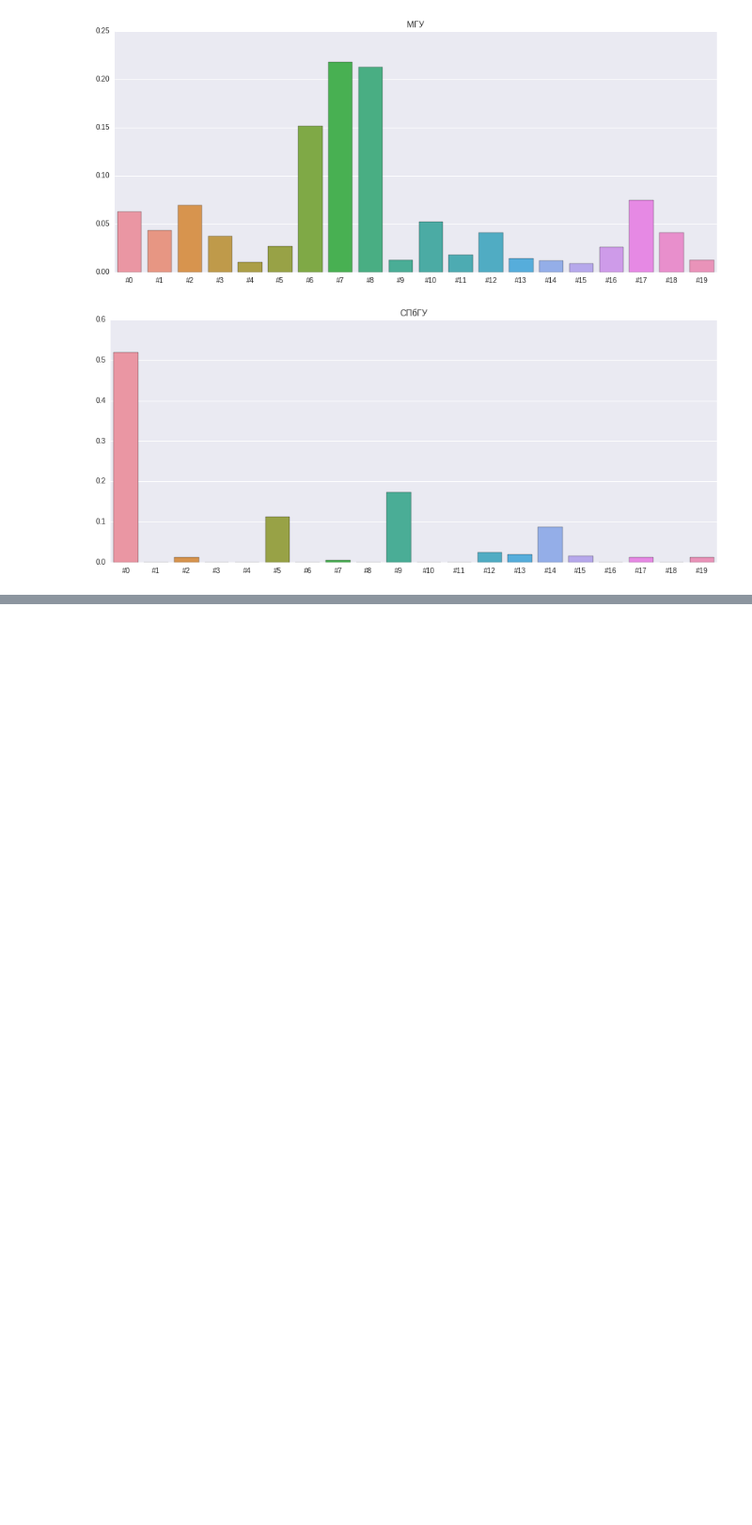
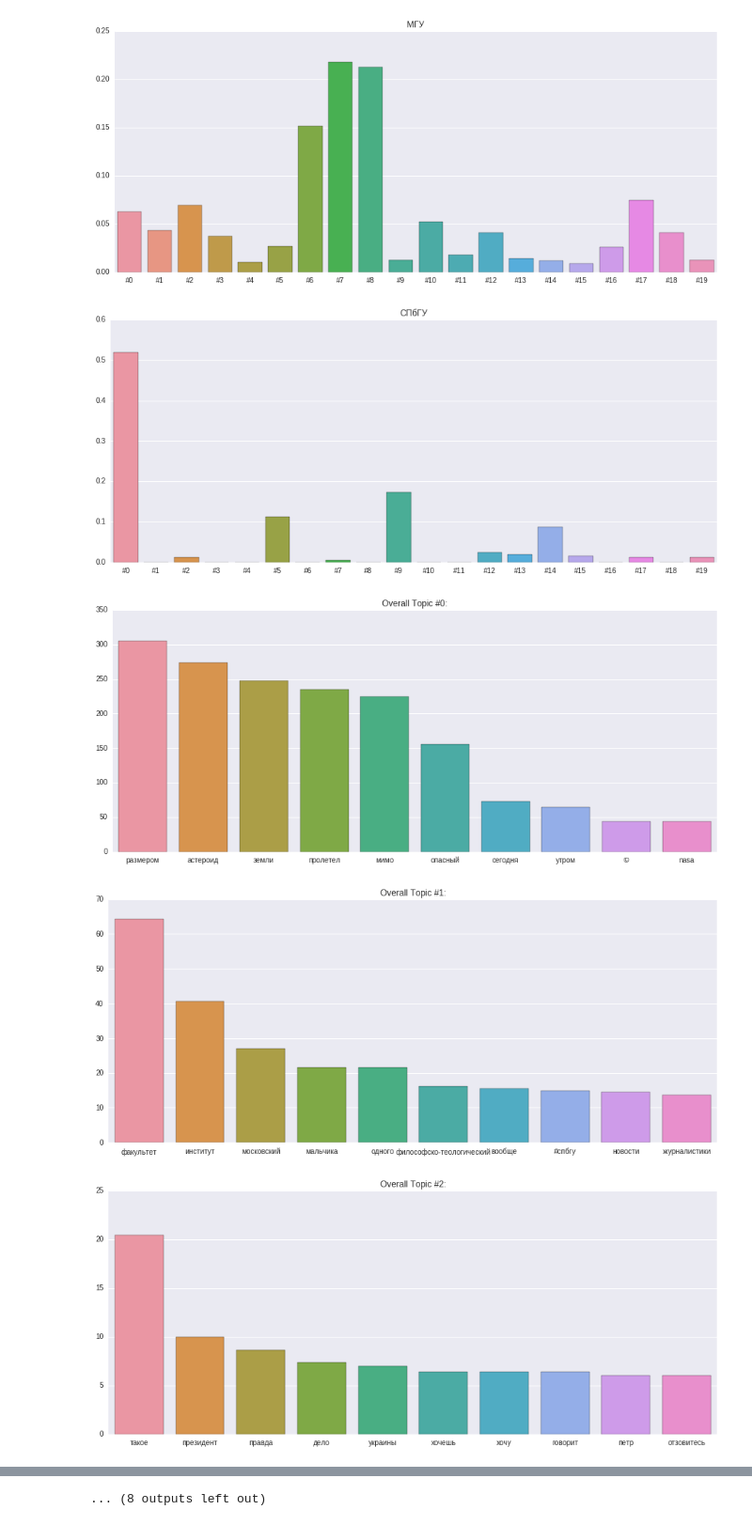
Before and after one commit to Vlad0922/twitter_sentiment, a Jupyter notebook: MIPT analyze.ipynb, the cells around one changed output, grey strips where cells are left out. Shown at 94% size. Cells and saved outputs as stored; diff of their text form; code cells hidden in the pictures; blank space fills up the shorter version.

Commit message:
[add] a bit more overall statistics

```diff
--- a/MIPT analyze.ipynb
+++ b/MIPT analyze.ipynb
@@ -155,11 +155,21 @@ def topics_by_university(X):
         tf_feature_names = tf_vectorizer.get_feature_names()
         plot_top_words(lda, tf_feature_names, TOP_WORDS, u)
 
+def topics_overall(X):
+    tf_vectorizer = CountVectorizer(min_df = 3, max_df = 0.95, stop_words = stops, tokenizer = tweet_tokenize)
+    tf = tf_vectorizer.fit_transform(X['ttext'].apply(remove_retweet))
+
+    lda = LatentDirichletAllocation(n_topics=TOPICS_COUNT, max_iter=100,
+                                    learning_method='online', learning_offset=50.,
+                                    random_state=0).fit(tf)
+
+    tf_feature_names = tf_vectorizer.get_feature_names()
+    plot_top_words(lda, tf_feature_names, TOP_WORDS, 'Overall')
 
 def determine_topics(probs):
     return np.where(probs == probs.max())[0]
 
-def topics_distribution(X):
+def topics_distribution_in_university(X):
     for u in X['tuniversity'].unique():
         X_univ = X[X['tuniversity'] == u]
 
@@ -185,6 +195,36 @@ def topics_distribution(X):
         plt.figure(figsize=FIG_SIZE)
         sns.barplot(x=['#%d' % i for i in range(TOPICS_COUNT)], y=topics_stats)
         sns.plt.title(u)
+
+def topics_distribution_overall(X):
+    stops_univ = stops | set(X['tuniversity'].unique())
+    vectorizer = CountVectorizer(min_df = 3, max_df = 0.95, stop_words = stops_univ, tokenizer = tweet_tokenize)
+    tf = vectorizer.fit_transform(X['ttext'].apply(remove_retweet))
+    lda = LatentDirichletAllocation(n_topics=TOPICS_COUNT, max_iter=100,
+                                        learning_method='online', learning_offset=50.,
+                                        random_state=0).fit(tf)
+
+    for u in X['tuniversity'].unique():
+        X_univ = X[X['tuniversity'] == u]
+        tf = vectorizer.transform(X_univ['ttext'].apply(remove_retweet))
+
+        probs = lda.transform(tf)
+
+        topics = list()
+        for p in probs:
+            topics.append(determine_topics(p))
+
+        topics_stats = np.array([0.]*TOPICS_COUNT)
+
+        for t in topics:
+            for t_num in t:
+                topics_stats[t_num] += 1
+
+        topics_stats /= X_univ.shape[0]
+
+        plt.figure(figsize=FIG_SIZE)
+        sns.barplot(x=['#%d' % i for i in range(TOPICS_COUNT)], y=topics_stats)
+        sns.plt.title(u)
 # %%
 config = ConfigParser.ConfigParser()
 config.read('webapp/config.ini')
@@ -250,3 +290,9 @@ topics_distribution(X)
 [figure]
 [figure]
 [figure]
+# %%
+topics_overall(X)
+# %% [output]
+[figure, added]
+[figure, added]
+[figure, added]
@@ -252,0 +308 @@ topics_distribution(X)
+... (8 outputs left out)
```
Also changed, not shown: parts of 3 cells of this notebook.
